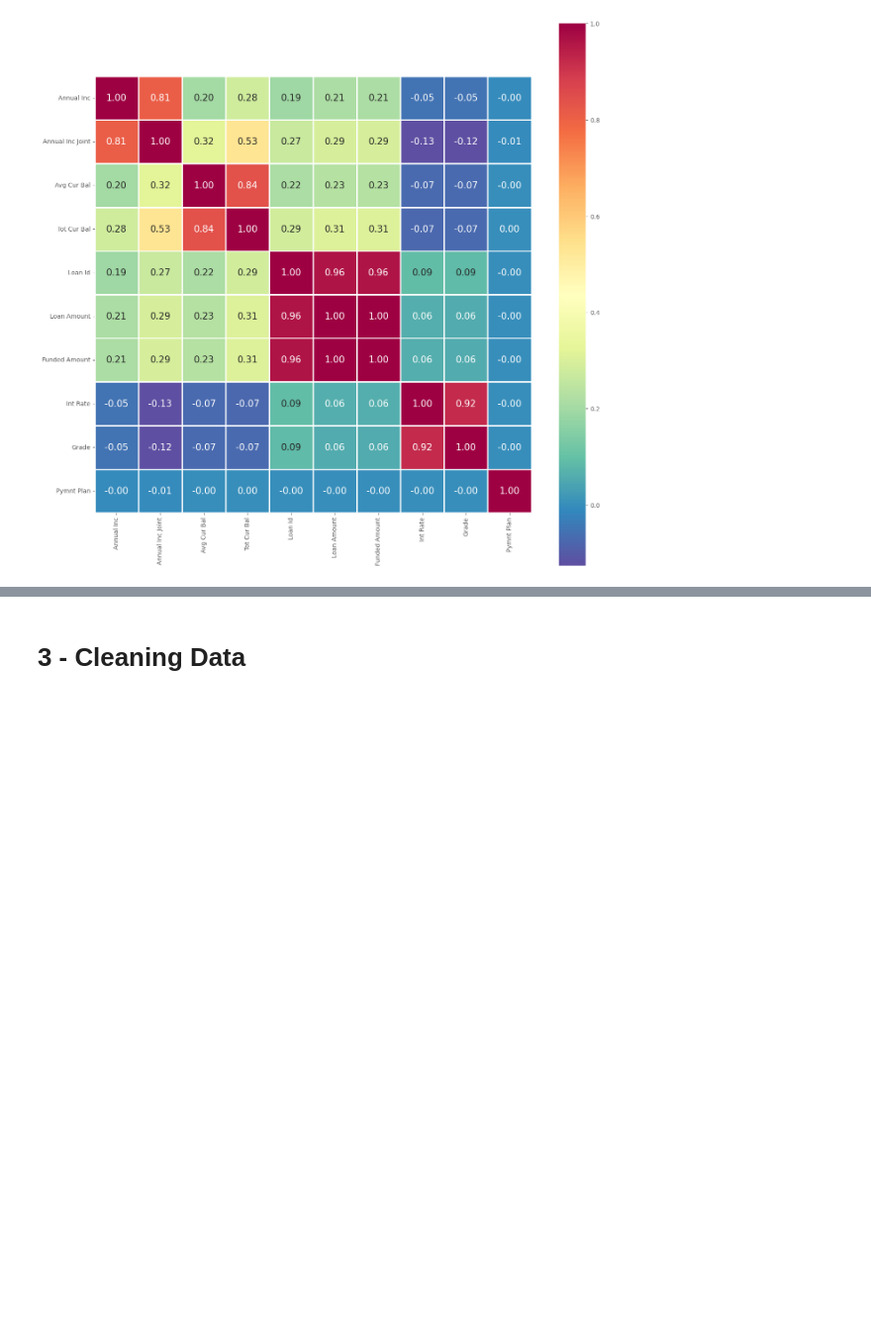
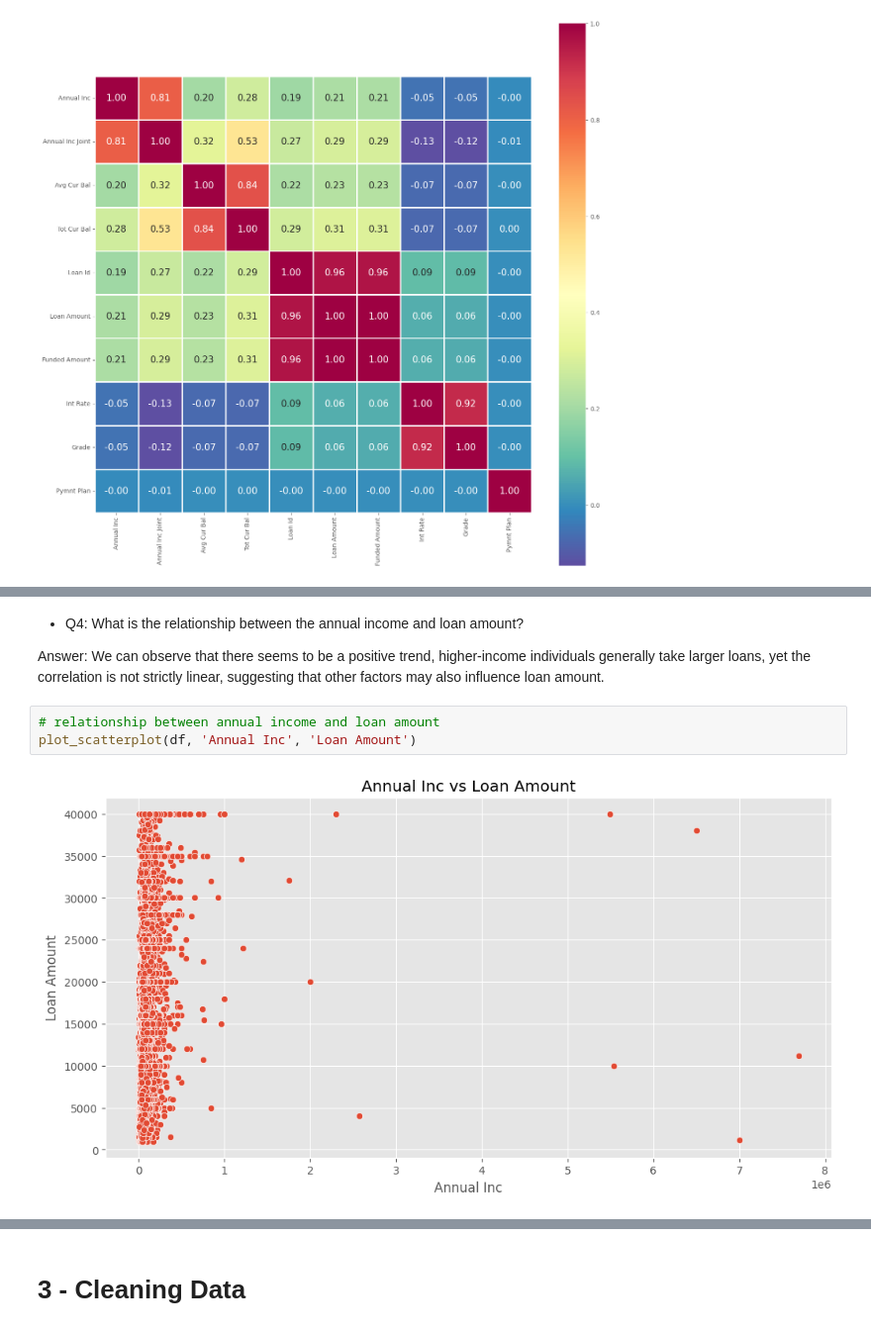
Before and after one commit to youssefayman02/Data-Engineering, a Jupyter notebook: M1-template.ipynb, the cells around one changed output, grey strips where cells are left out. Shown at 99% size. Saved outputs shown, nothing was run; the diff lists cells and outputs as text; blank space fills up the shorter version.

```diff
--- a/M1-template.ipynb
+++ b/M1-template.ipynb
@@ -148,0 +200,9 @@ plot_correlation_matrix(df)
+# %% [markdown]
+- Q4: What is the relationship between the annual income and loan amount?
+
+Answer: We can observe that there seems to be a positive trend, higher-income individuals generally take larger loans, yet the correlation is not strictly linear, suggesting that other factors may also influence loan amount.
+# %%
+# relationship between annual income and loan amount
+plot_scatterplot(df, 'Annual Inc', 'Loan Amount')
+# %% [output]
+[figure, added]
```
Also changed, not shown: parts of 10 cells of this notebook.
